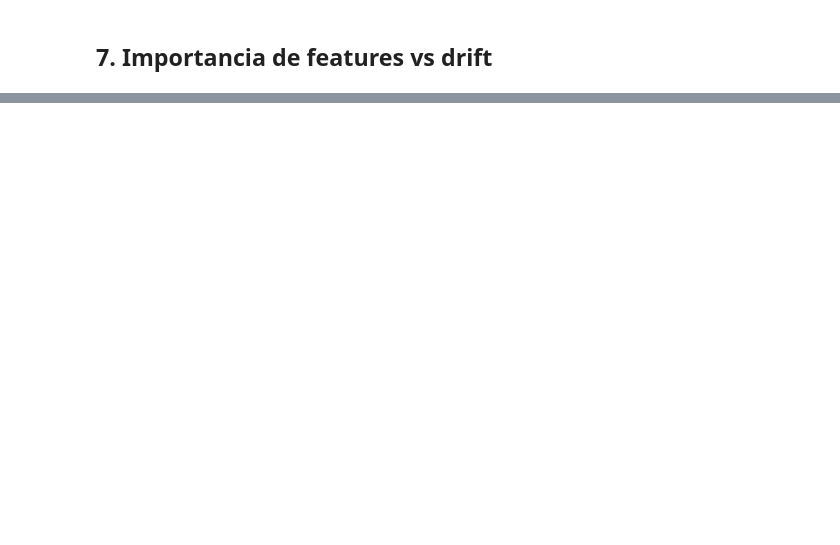
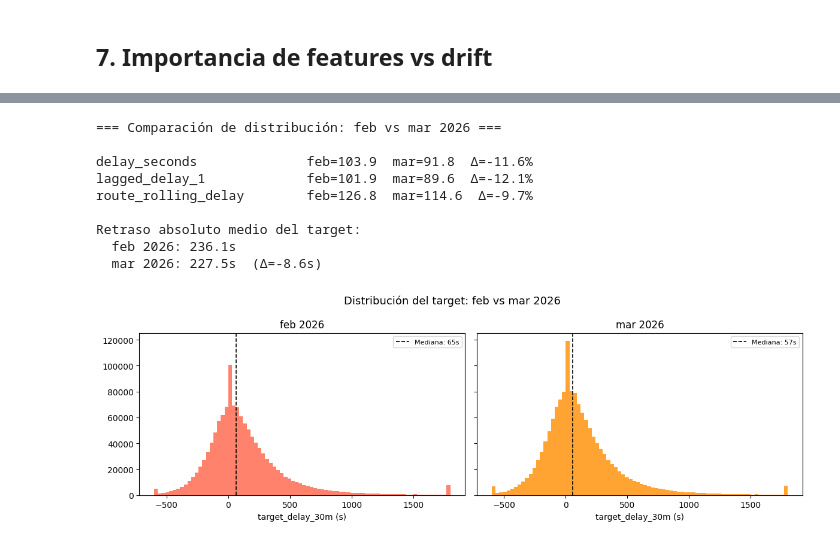
Before and after one commit to UCM-GIDIA-PD1/c2526-R5, a Jupyter notebook: src/models/prediccion_retrasos/analytics/diagnostico_delay30m_feb_mar_2026.ipynb, the cells around one changed output, grey strips where cells are left out. Drawn from its saved outputs; the diff is of its cells as text; code cells hidden in the pictures; blank space fills up the shorter version.

```diff
--- a/src/models/prediccion_retrasos/analytics/diagnostico_delay30m_feb_mar_2026.ipynb
+++ b/src/models/prediccion_retrasos/analytics/diagnostico_delay30m_feb_mar_2026.ipynb
@@ -180,5 +227,5 @@ for col in alert_cols_ok:
         if df.empty or col not in df.columns:
             continue
         pct = df[col].isnull().mean() * 100
-        flag = ' ⚠ PIPELINE ROTO' if pct == 100 else ''
+        flag = ' PIPELINE ROTO' if pct == 100 else ''
         print(f'  {label}: {pct:.1f}% nulos{flag}')
@@ -314,6 +431,7 @@ print(f'Total train completo: {len(df_tr_full):,} filas')
 # %%
-df_tr_f = df_tr_full.copy()
-df_te_f = df_test.copy()
+
+df_tr_f = df_tr_full
+df_te_f = df_test
 df_te_f['_route_id'] = df_te_f['route_id'].astype(str)
 
 df_tr_f, df_te_f = encode_cat(df_tr_f, df_te_f)
@@ -496,0 +750,43 @@ print(imp_df.to_string(index=False))
+# %%
+# 8.1 Distribution shift feb → mar: ¿continúa el drift?
+print('=== Comparación de distribución: feb vs mar 2026 ===\n')
+for feat in ['delay_seconds', 'lagged_delay_1', 'route_rolling_delay']:
+    if feat not in df_test.columns or feat not in df_mar.columns:
+        continue
+    m_feb = df_test[feat].mean()
+    m_mar = df_mar[feat].mean()
+    delta = (m_mar - m_feb) / abs(m_feb) * 100
+    print(f'{feat:<25}  feb={m_feb:.1f}  mar={m_mar:.1f}  Δ={delta:+.1f}%')
+
+print('\nRetraso absoluto medio del target:')
+ram_feb = df_test[TARGET].abs().mean()
+ram_mar = df_mar[TARGET].abs().mean()
+print(f'  feb 2026: {ram_feb:.1f}s')
+print(f'  mar 2026: {ram_mar:.1f}s  (Δ={ram_mar - ram_feb:+.1f}s)')
+
+fig, axes = plt.subplots(1, 2, figsize=(12, 4), sharey=True)
+for ax, (label, df, color) in zip(axes, [
+    ('feb 2026', df_test, 'tomato'),
+    ('mar 2026', df_mar,  'darkorange'),
+]):
+    data = df[TARGET].clip(-600, 1800)
+    ax.hist(data, bins=80, color=color, alpha=0.8, edgecolor='none')
+    ax.axvline(data.median(), color='black', linewidth=1.2, linestyle='--',
+               label=f'Mediana: {data.median():.0f}s')
+    ax.set_title(label)
+    ax.set_xlabel('target_delay_30m (s)')
+    ax.legend(fontsize=8)
+plt.suptitle('Distribución del target: feb vs mar 2026', fontsize=13)
+plt.tight_layout()
+plt.show()
+# %% [output]
+=== Comparación de distribución: feb vs mar 2026 ===
+
+delay_seconds              feb=103.9  mar=91.8  Δ=-11.6%
+lagged_delay_1             feb=101.9  mar=89.6  Δ=-12.1%
+route_rolling_delay        feb=126.8  mar=114.6  Δ=-9.7%
+
+Retraso absoluto medio del target:
+  feb 2026: 236.1s
+  mar 2026: 227.5s  (Δ=-8.6s)
+[figure, added]
```
Also changed, not shown: parts of 27 cells of this notebook, 9 other files.
